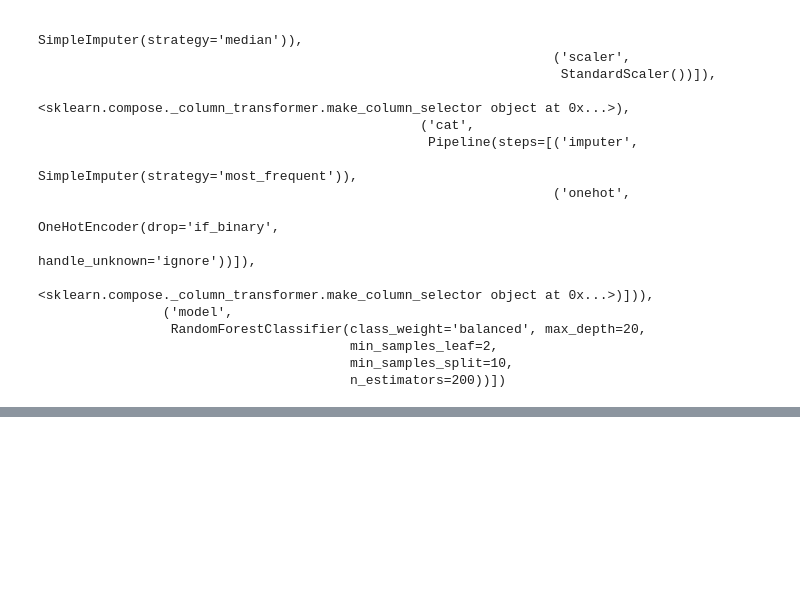
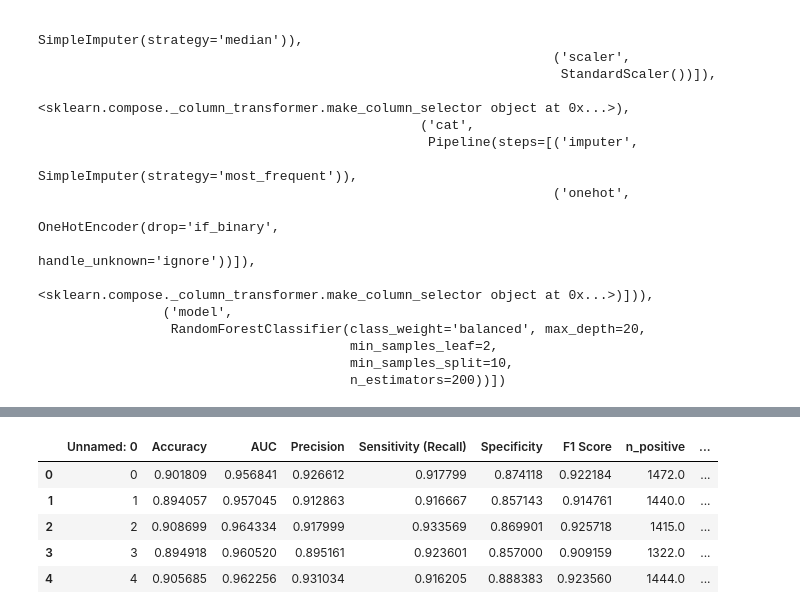
Before and after one commit to BorutFlis/models, a Jupyter notebook: disease_progression/notebooks/Training.ipynb, the cells around one changed output, grey strips where cells are left out. Drawn from its saved outputs; the diff is of its cells as text; code cells hidden in the pictures; blank space fills up the shorter version.

```diff
--- a/disease_progression/notebooks/Training.ipynb
+++ b/disease_progression/notebooks/Training.ipynb
@@ -25,6 +27,7 @@ target_column = "death_5_Y"
 target_container.remove(target_column)
 # %%
-metrics_df = pd.read_csv(os.path.join(DATA_DIR, "results", "RandomForest_classifcation_dp_death_5_Y.csv"))
+metrics_file_name =  f"RandomForest_classifcation_dp_high_risk_{healthy_days_in_db}.csv"
+metrics_df = pd.read_csv(os.path.join(DATA_DIR, "results", metrics_file_name))
 # %%
 accuracy = metrics_df["Accuracy"].mean()
 auc = metrics_df["AUC"].mean()
@@ -118,0 +128,9 @@ model_info.model_uri
+# %%
+metrics_df
+# %% [output]
+|  | Unnamed: 0 | Accuracy | AUC | Precision | Sensitivity (Recall) | Specificity | F1 Score | n_positive | ... |
+| 0 | 0 | 0.901809 | 0.956841 | 0.926612 | 0.917799 | 0.874118 | 0.922184 | 1472.0 | ... |
+| 1 | 1 | 0.894057 | 0.957045 | 0.912863 | 0.916667 | 0.857143 | 0.914761 | 1440.0 | ... |
+| 2 | 2 | 0.908699 | 0.964334 | 0.917999 | 0.933569 | 0.869901 | 0.925718 | 1415.0 | ... |
+| 3 | 3 | 0.894918 | 0.960520 | 0.895161 | 0.923601 | 0.857000 | 0.909159 | 1322.0 | ... |
+| 4 | 4 | 0.905685 | 0.962256 | 0.931034 | 0.916205 | 0.888383 | 0.923560 | 1444.0 | ... |
```
Also changed, not shown: parts of 5 cells of this notebook, 8 other files.
